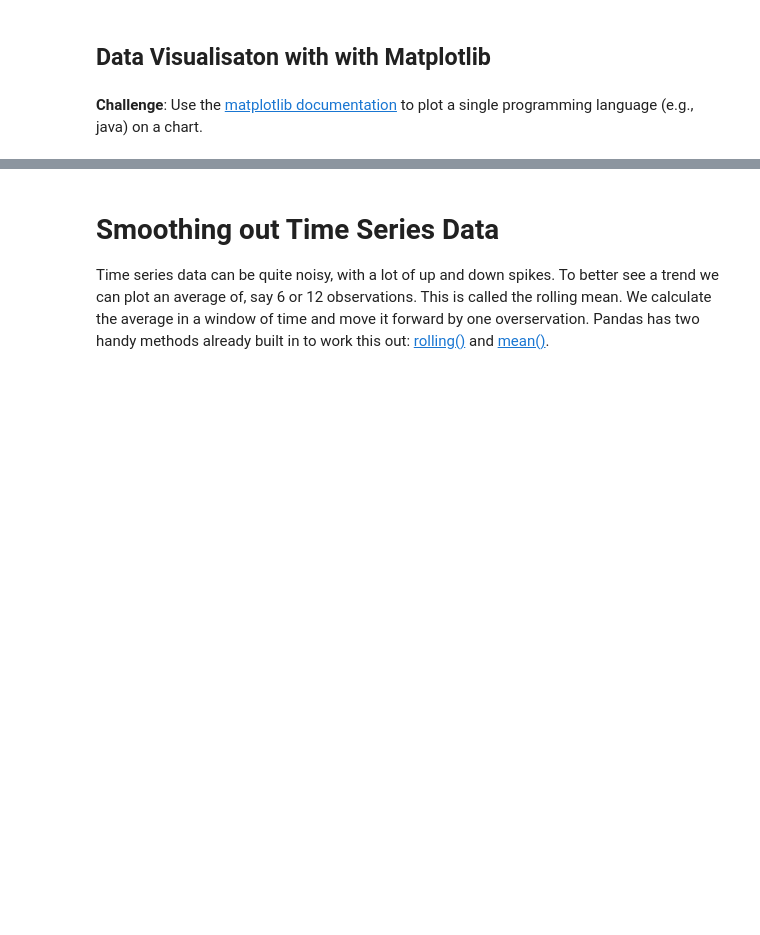
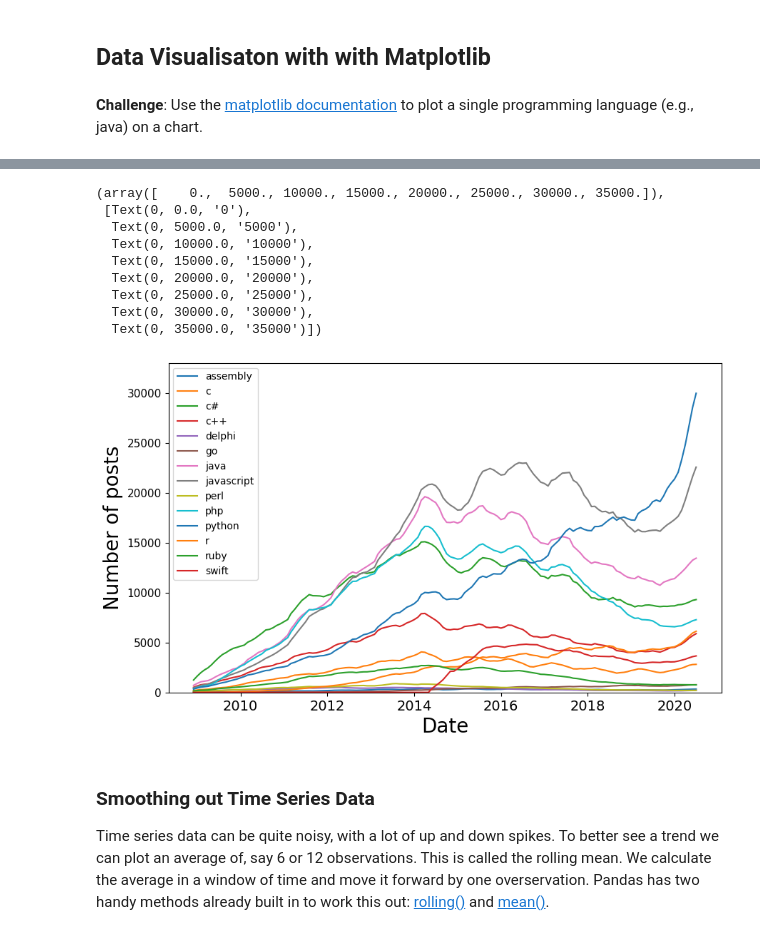
Before and after one commit to 22skowron/Data-manipulation-practice, a Jupyter notebook: Programming_Languages_(start).ipynb, the cells around one changed output, grey strips where cells are left out. Saved outputs shown, nothing was run; the diff lists cells and outputs as text; code cells hidden in the pictures; blank space fills up the shorter version.

```diff
--- a/Programming_Languages_(start).ipynb
+++ b/Programming_Languages_(start).ipynb
@@ -211,4 +245,31 @@ plt.legend()
+# %%
+roll_df = pivoted_df.rolling(window=6).mean()
+
+plt.figure(figsize=(10, 6))
+for lang in roll_df.columns:
+    plt.plot(
+        roll_df.index,
+        roll_df[lang],
+        label=lang
+    )
+plt.xlabel('Date', fontsize=20)
+plt.ylabel('Number of posts', fontsize=20)
+plt.legend()
+plt.ylim(0, 33000)
+plt.xticks(fontsize=14)
+plt.yticks(fontsize=11)
+# %% [output]
+(array([    0.,  5000., 10000., 15000., 20000., 25000., 30000., 35000.]),
+ [Text(0, 0.0, '0'),
+  Text(0, 5000.0, '5000'),
+  Text(0, 10000.0, '10000'),
+  Text(0, 15000.0, '15000'),
+  Text(0, 20000.0, '20000'),
+  Text(0, 25000.0, '25000'),
+  Text(0, 30000.0, '30000'),
+  Text(0, 35000.0, '35000')])
+[figure, added]
 # %% [markdown]
-# Smoothing out Time Series Data
+### Smoothing out Time Series Data
 
 Time series data can be quite noisy, with a lot of up and down spikes. To better see a trend we can plot an average of, say 6 or 12 observations. This is called the rolling mean. We calculate the average in a window of time and move it forward by one overservation. Pandas has two handy methods already built in to work this out: [rolling()](https://pandas.pydata.org/pandas-docs/stable/reference/api/pandas.DataFrame.rolling.html) and [mean()](https://pandas.pydata.org/pandas-docs/stable/reference/api/pandas.core.window.rolling.Rolling.mean.html).
```
Also changed, not shown: parts of 6 cells of this notebook, 2 other files.
